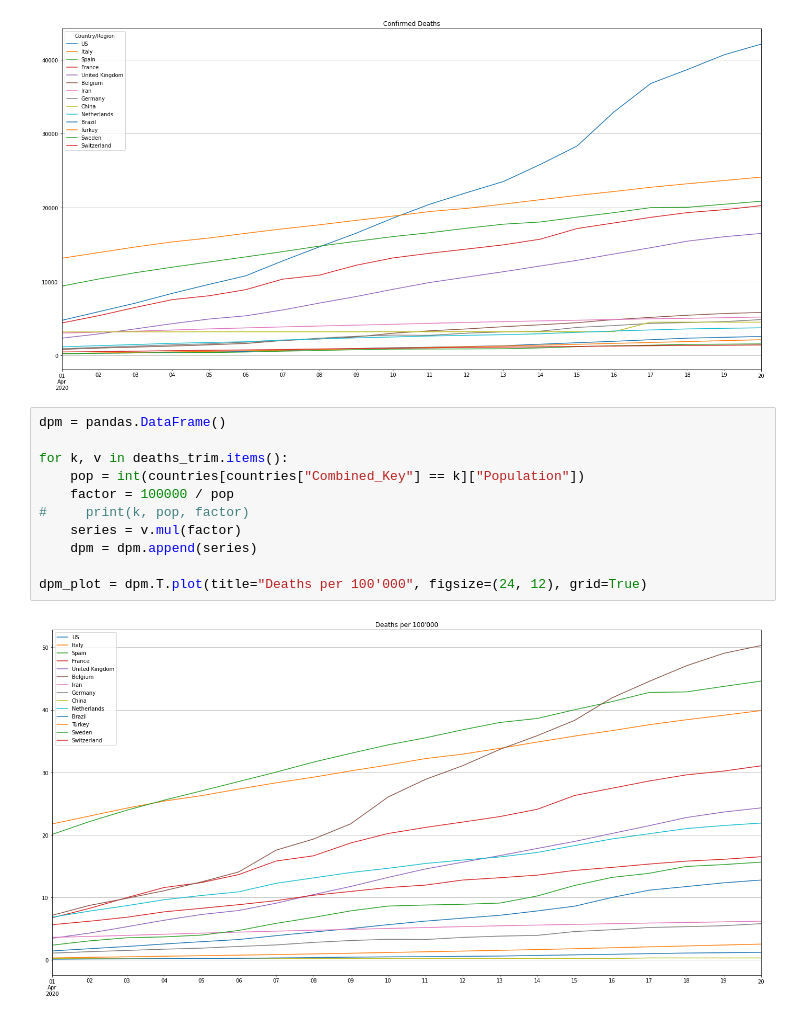
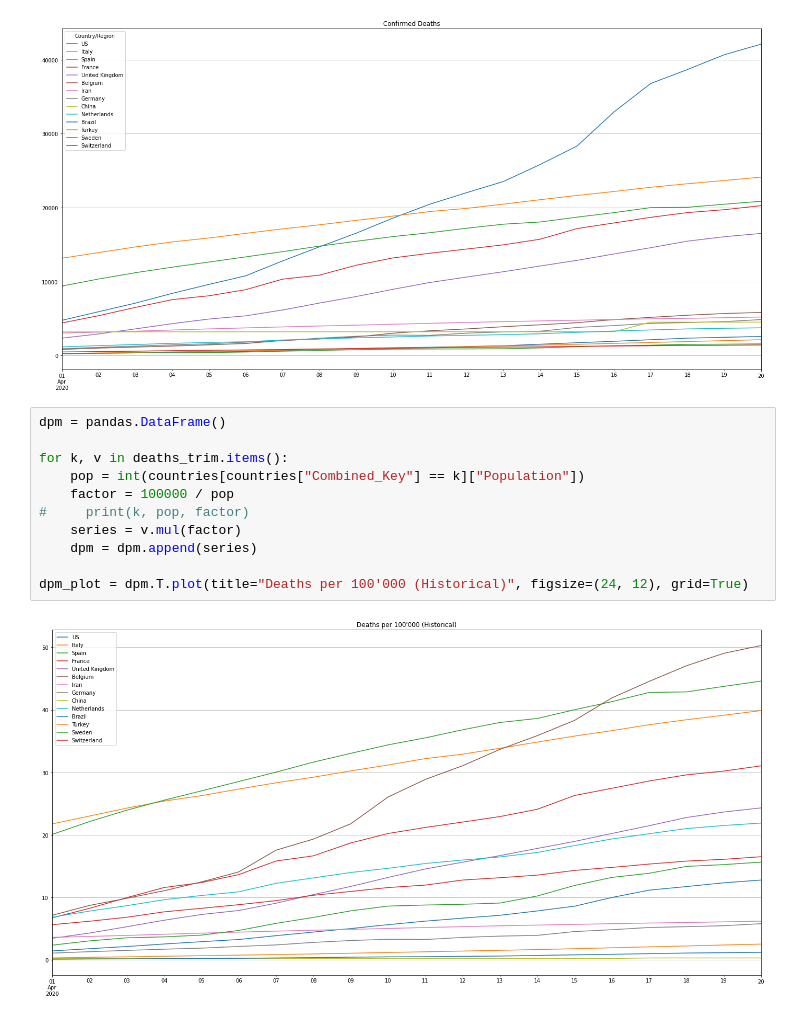
Before and after one commit to willharris/coronastats, a Jupyter notebook: coronastats.ipynb, the cells around one changed output. Cells and saved outputs as stored; diff of their text form.

```diff
--- a/coronastats.ipynb
+++ b/coronastats.ipynb
@@ -51,13 +51,13 @@ deaths_plot = deaths_trim.plot(title="Confirmed Deaths", figsize=(24, 12), grid=
 # %%
 dpm = pandas.DataFrame()
 
 for k, v in deaths_trim.items():
     pop = int(countries[countries["Combined_Key"] == k]["Population"])
     factor = 100000 / pop
 #     print(k, pop, factor)
     series = v.mul(factor)
     dpm = dpm.append(series)
 
-dpm_plot = dpm.T.plot(title="Deaths per 100'000", figsize=(24, 12), grid=True)
+dpm_plot = dpm.T.plot(title="Deaths per 100'000 (Historical)", figsize=(24, 12), grid=True)
 # %% [output]
-[figure, old version]
+[figure, new version]
```
Also changed, not shown: parts of 1 cell of this notebook.
